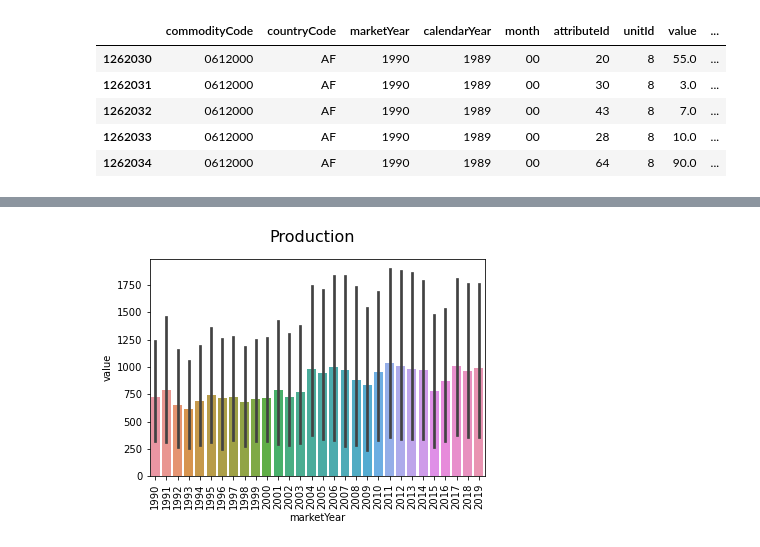
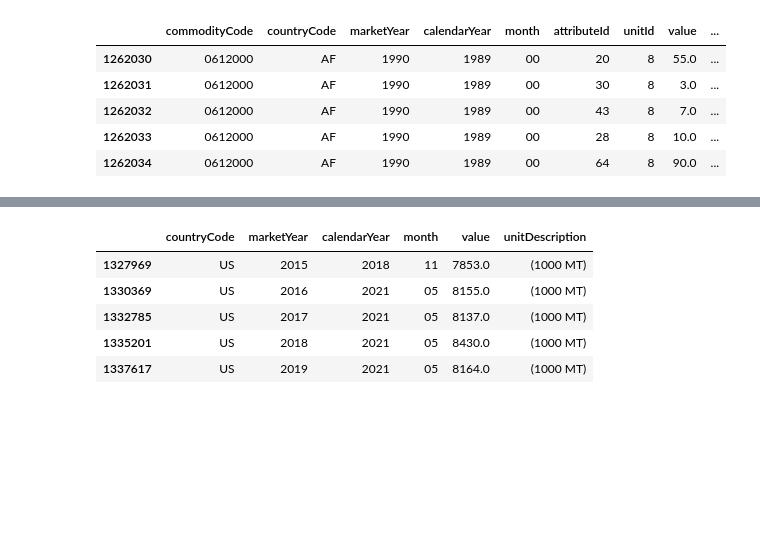
Before and after one commit to DmitriyKhodykin/AgroUS, a Jupyter notebook: notebooks/analytics.ipynb, the cells around one changed output, grey strips where cells are left out. Cells and saved outputs as stored; diff of their text form; code cells hidden in the pictures; blank space fills up the shorter version.

```diff
--- a/notebooks/analytics.ipynb
+++ b/notebooks/analytics.ipynb
@@ -173,4 +117,9 @@ cotton_production[cotton_production['marketYear'] == '2019'].sort_values(['month
-# %%
-show_barplot(cotton_production, 'marketYear', 'value')
-# %% [output]
-[figure, removed]
+# %%
+sugar_production_usa.sort_values('marketYear').tail()
+# %% [output]
+|  | countryCode | marketYear | calendarYear | month | value | unitDescription |
+| 1327969 | US | 2015 | 2018 | 11 | 7853.0 | (1000 MT) |
+| 1330369 | US | 2016 | 2021 | 05 | 8155.0 | (1000 MT) |
+| 1332785 | US | 2017 | 2021 | 05 | 8137.0 | (1000 MT) |
+| 1335201 | US | 2018 | 2021 | 05 | 8430.0 | (1000 MT) |
+| 1337617 | US | 2019 | 2021 | 05 | 8164.0 | (1000 MT) |
```
Also changed, not shown: parts of 18 cells of this notebook.
